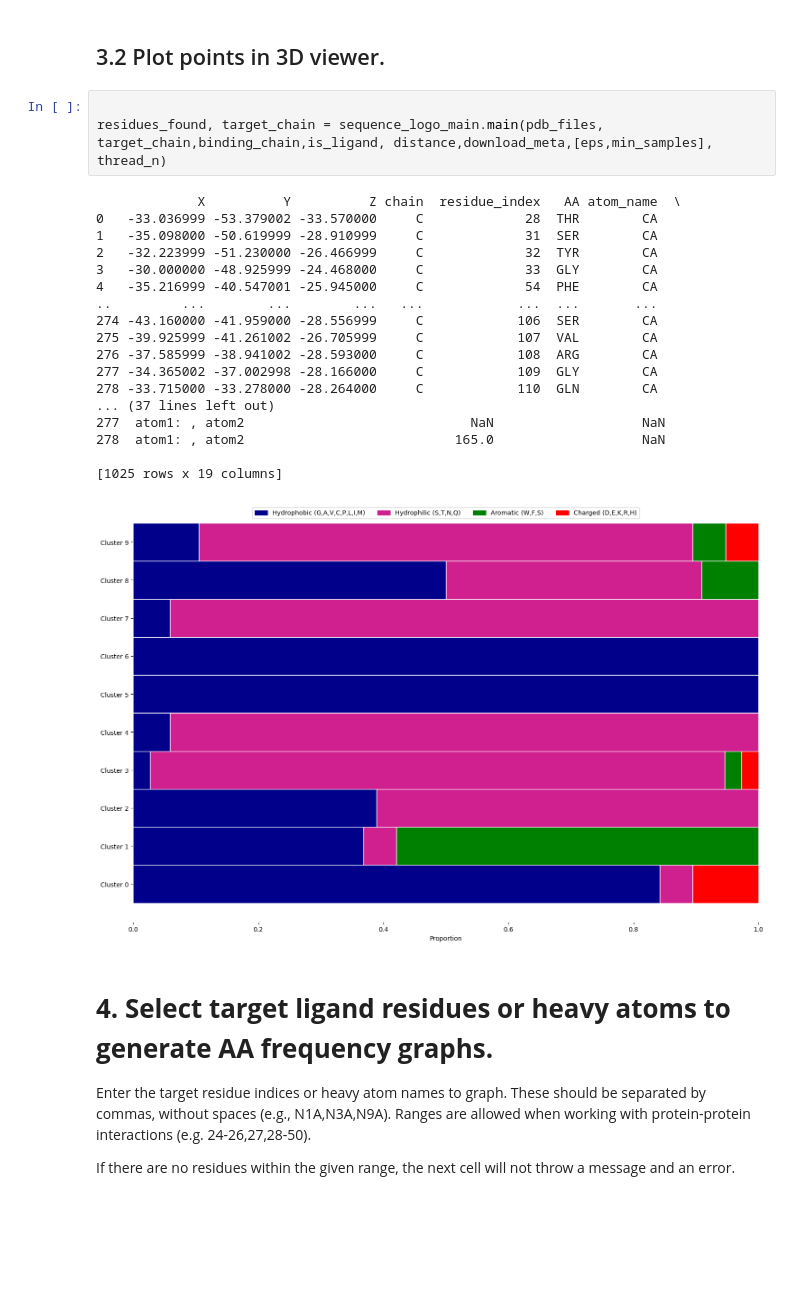
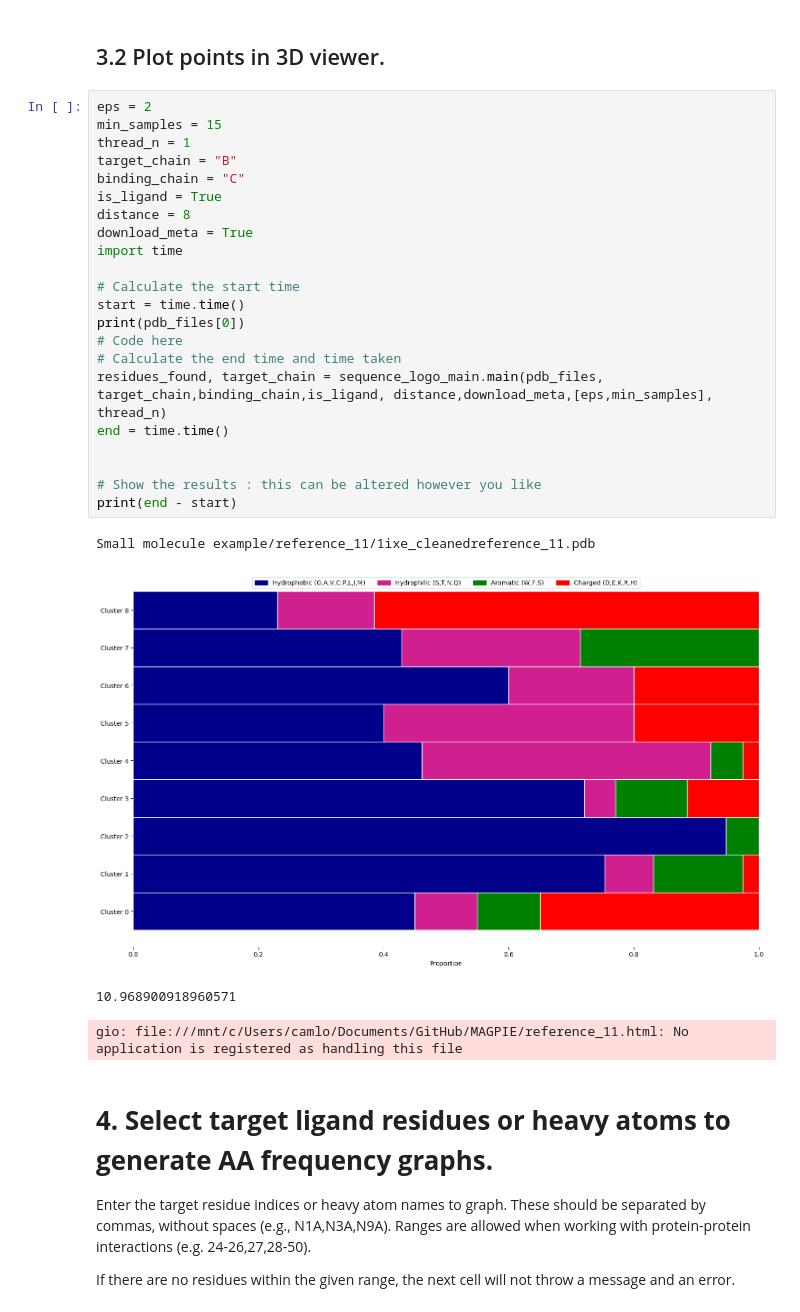
Before and after one commit to glasgowlab/MAGPIE, a Jupyter notebook: MAGPIE_LOCAL.ipynb, the cells around one changed output. Saved outputs shown, nothing was run; the diff lists cells and outputs as text; blank space fills up the shorter version.

Commit message:
fixed small molecule ligand

```diff
--- a/MAGPIE_LOCAL.ipynb
+++ b/MAGPIE_LOCAL.ipynb
@@ -83,28 +83,33 @@ thread_n = int(input("Number of threads to use: "))
 # %% [markdown]
 
 ## 3.2 Plot points in 3D viewer.
-# %%
-
-residues_found, target_chain = sequence_logo_main.main(pdb_files, target_chain,binding_chain,is_ligand, distance,download_meta,[eps,min_samples], thread_n)
-# %% [output]
-             X          Y          Z chain  residue_index   AA atom_name  \
-0   -33.036999 -53.379002 -33.570000     C             28  THR        CA
-1   -35.098000 -50.619999 -28.910999     C             31  SER        CA
-2   -32.223999 -51.230000 -26.466999     C             32  TYR        CA
-3   -30.000000 -48.925999 -24.468000     C             33  GLY        CA
-4   -35.216999 -40.547001 -25.945000     C             54  PHE        CA
-..         ...        ...        ...   ...            ...  ...       ...
-274 -43.160000 -41.959000 -28.556999     C            106  SER        CA
-275 -39.925999 -41.261002 -26.705999     C            107  VAL        CA
-276 -37.585999 -38.941002 -28.593000     C            108  ARG        CA
-277 -34.365002 -37.002998 -28.166000     C            109  GLY        CA
-278 -33.715000 -33.278000 -28.264000     C            110  GLN        CA
-... (37 lines left out)
-277  atom1: , atom2                             NaN                   NaN
-278  atom1: , atom2                           165.0                   NaN
-
-[1025 rows x 19 columns]
-[figure, removed]
+# %%
+eps = 2
+min_samples = 15
+thread_n = 1
+target_chain = "B"
+binding_chain = "C"
+is_ligand = True
+distance = 8
+download_meta = True
+import time
+
+# Calculate the start time
+start = time.time()
+print(pdb_files[0])
+# Code here
+# Calculate the end time and time taken
+residues_found, target_chain = sequence_logo_main.main(pdb_files, target_chain,binding_chain,is_ligand, distance,download_meta,[eps,min_samples], thread_n)
+end = time.time()
+
+
+# Show the results : this can be altered however you like
+print(end - start)
+# %% [output]
+Small molecule example/reference_11/1ixe_cleanedreference_11.pdb
+[figure, added]
+10.968900918960571
+gio: file:///mnt/c/Users/camlo/Documents/GitHub/MAGPIE/reference_11.html: No application is registered as handling this file
 # %% [markdown]
  # **4. Select target ligand residues or heavy atoms to generate AA frequency graphs.**
 Enter the target residue indices or heavy atom names to graph. These should be separated by commas, without spaces (e.g., N1A,N3A,N9A). Ranges are allowed when working with protein-protein interactions (e.g. 24-26,27,28-50).
```
Also changed, not shown: parts of 1 cell of this notebook, 11 other files.
